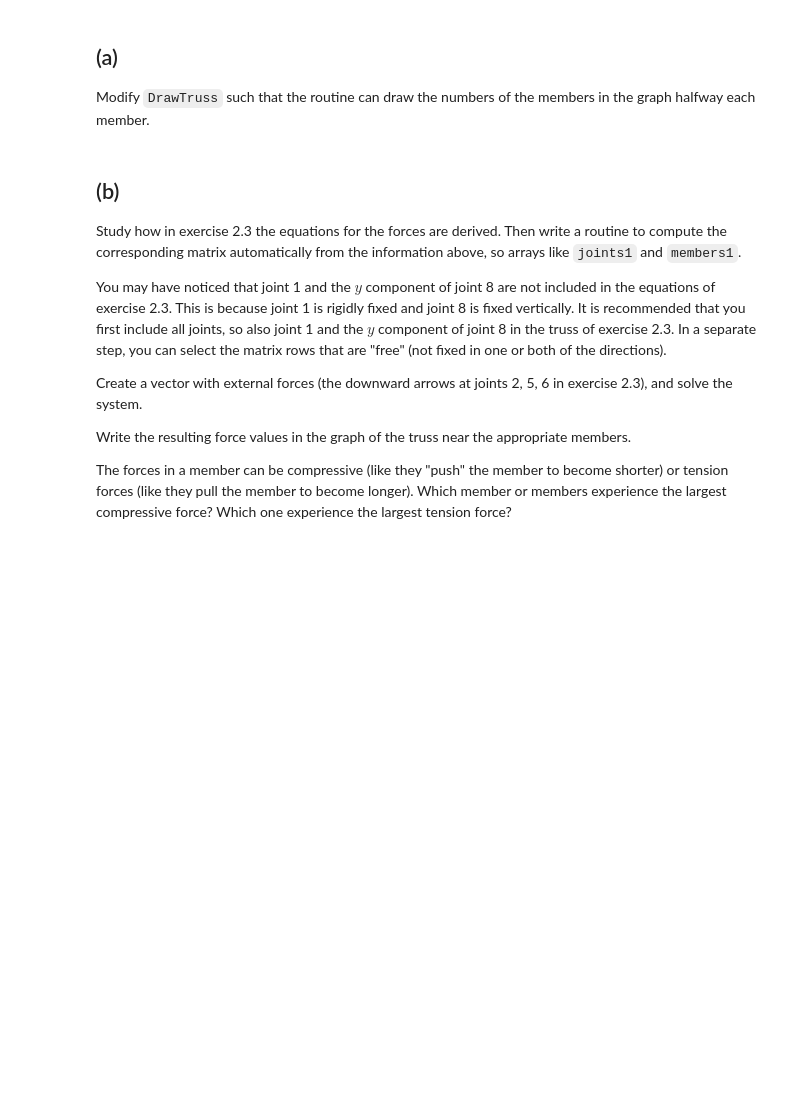
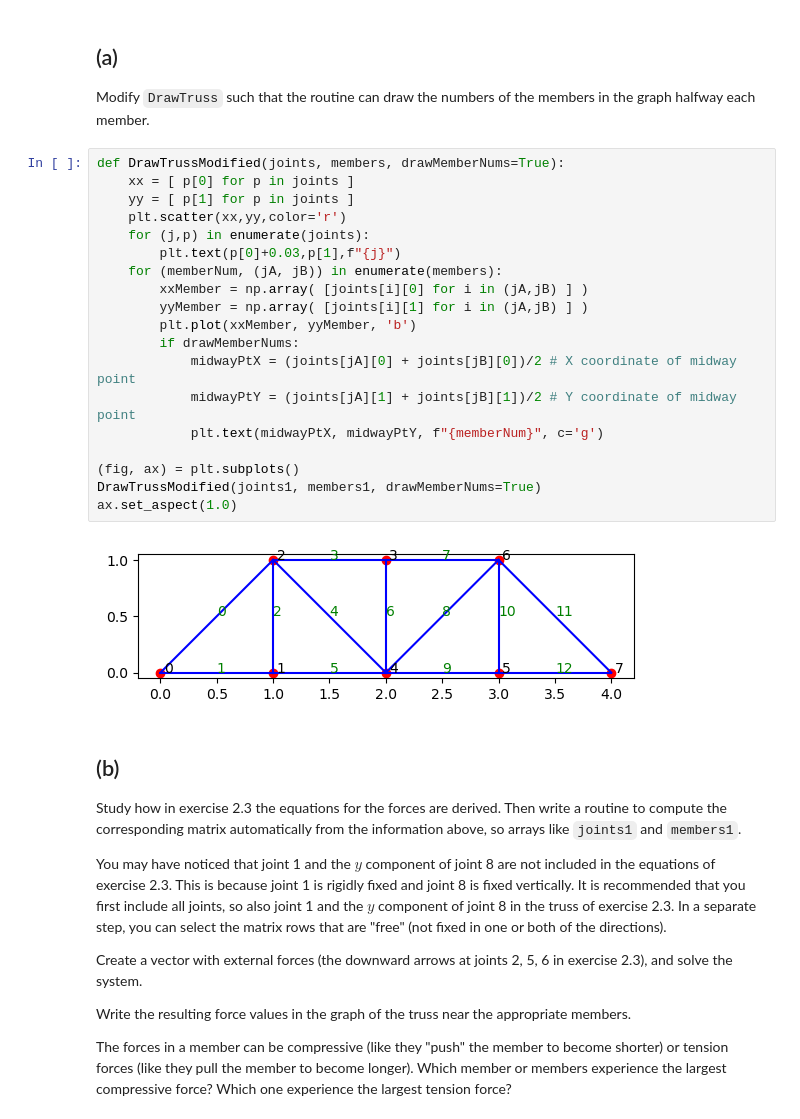
Before and after one commit to TimothyBohm/Numerical_Algorithms, a Jupyter notebook: hw1_2026.ipynb, the cells around one changed output. Cells and saved outputs as stored; diff of their text form; blank space fills up the shorter version.

```diff
--- a/hw1_2026.ipynb
+++ b/hw1_2026.ipynb
@@ -407,6 +407,27 @@ ax.set_aspect(1.0)
 ## (a)
 
 Modify `DrawTruss` such that the routine can draw the numbers of the members in the graph halfway each member.
+# %%
+def DrawTrussModified(joints, members, drawMemberNums=True):
+    xx = [ p[0] for p in joints ]
+    yy = [ p[1] for p in joints ]
+    plt.scatter(xx,yy,color='r')
+    for (j,p) in enumerate(joints):
+        plt.text(p[0]+0.03,p[1],f"{j}")
+    for (memberNum, (jA, jB)) in enumerate(members):
+        xxMember = np.array( [joints[i][0] for i in (jA,jB) ] )
+        yyMember = np.array( [joints[i][1] for i in (jA,jB) ] )
+        plt.plot(xxMember, yyMember, 'b')
+        if drawMemberNums:
+            midwayPtX = (joints[jA][0] + joints[jB][0])/2 # X coordinate of midway point
+            midwayPtY = (joints[jA][1] + joints[jB][1])/2 # Y coordinate of midway point
+            plt.text(midwayPtX, midwayPtY, f"{memberNum}", c='g')
+
+(fig, ax) = plt.subplots()
+DrawTrussModified(joints1, members1, drawMemberNums=True)
+ax.set_aspect(1.0)
+# %% [output]
+[figure, added]
 # %% [markdown]
 ## (b)
 
```
Also changed, not shown: parts of 4 cells of this notebook.
